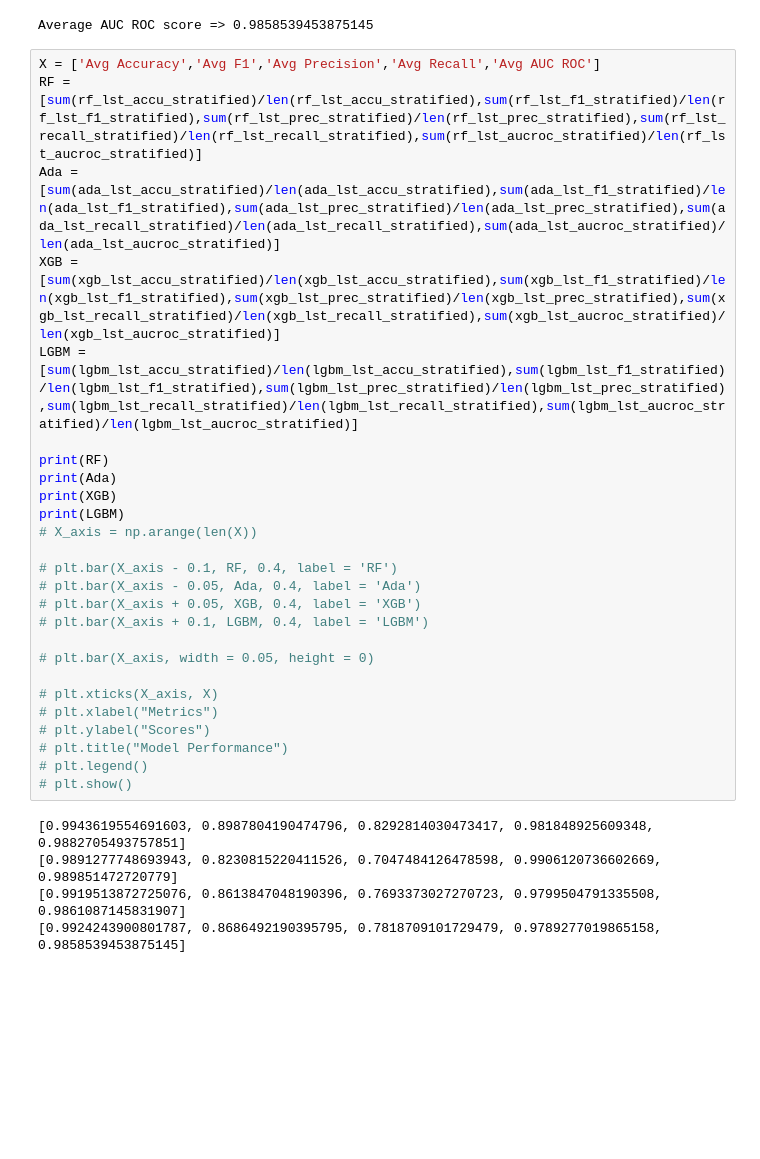
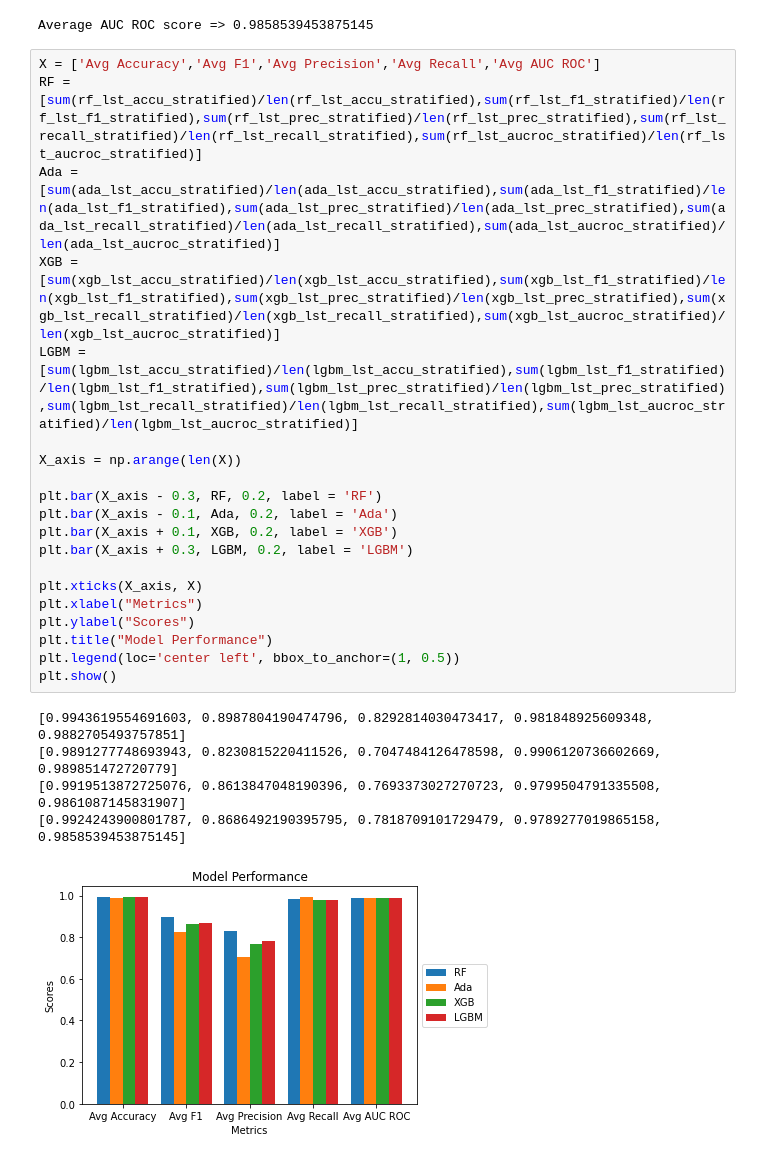
Before and after one commit to NielParekh/Detection-of-DDoS-attacks-on-Android-devices, a Jupyter notebook: Repeated_KFold.ipynb, the cells around one changed output. Cells and saved outputs as stored; diff of their text form; blank space fills up the shorter version.

```diff
--- a/Repeated_KFold.ipynb
+++ b/Repeated_KFold.ipynb
@@ -344,31 +344,26 @@ Average AUC ROC score => 0.9858539453875145
 # %%
 X = ['Avg Accuracy','Avg F1','Avg Precision','Avg Recall','Avg AUC ROC']
 RF = [sum(rf_lst_accu_stratified)/len(rf_lst_accu_stratified),sum(rf_lst_f1_stratified)/len(rf_lst_f1_stratified),sum(rf_lst_prec_stratified)/len(rf_lst_prec_stratified),sum(rf_lst_recall_stratified)/len(rf_lst_recall_stratified),sum(rf_lst_aucroc_stratified)/len(rf_lst_aucroc_stratified)]
 Ada = [sum(ada_lst_accu_stratified)/len(ada_lst_accu_stratified),sum(ada_lst_f1_stratified)/len(ada_lst_f1_stratified),sum(ada_lst_prec_stratified)/len(ada_lst_prec_stratified),sum(ada_lst_recall_stratified)/len(ada_lst_recall_stratified),sum(ada_lst_aucroc_stratified)/len(ada_lst_aucroc_stratified)]
 XGB = [sum(xgb_lst_accu_stratified)/len(xgb_lst_accu_stratified),sum(xgb_lst_f1_stratified)/len(xgb_lst_f1_stratified),sum(xgb_lst_prec_stratified)/len(xgb_lst_prec_stratified),sum(xgb_lst_recall_stratified)/len(xgb_lst_recall_stratified),sum(xgb_lst_aucroc_stratified)/len(xgb_lst_aucroc_stratified)]
 LGBM = [sum(lgbm_lst_accu_stratified)/len(lgbm_lst_accu_stratified),sum(lgbm_lst_f1_stratified)/len(lgbm_lst_f1_stratified),sum(lgbm_lst_prec_stratified)/len(lgbm_lst_prec_stratified),sum(lgbm_lst_recall_stratified)/len(lgbm_lst_recall_stratified),sum(lgbm_lst_aucroc_stratified)/len(lgbm_lst_aucroc_stratified)]
 
-print(RF)
-print(Ada)
-print(XGB)
-print(LGBM)
-# X_axis = np.arange(len(X))
+X_axis = np.arange(len(X))
 
-# plt.bar(X_axis - 0.1, RF, 0.4, label = 'RF')
-# plt.bar(X_axis - 0.05, Ada, 0.4, label = 'Ada')
-# plt.bar(X_axis + 0.05, XGB, 0.4, label = 'XGB')
-# plt.bar(X_axis + 0.1, LGBM, 0.4, label = 'LGBM')
+plt.bar(X_axis - 0.3, RF, 0.2, label = 'RF')
+plt.bar(X_axis - 0.1, Ada, 0.2, label = 'Ada')
+plt.bar(X_axis + 0.1, XGB, 0.2, label = 'XGB')
+plt.bar(X_axis + 0.3, LGBM, 0.2, label = 'LGBM')
 
-# plt.bar(X_axis, width = 0.05, height = 0)
-
-# plt.xticks(X_axis, X)
-# plt.xlabel("Metrics")
-# plt.ylabel("Scores")
-# plt.title("Model Performance")
-# plt.legend()
-# plt.show()
+plt.xticks(X_axis, X)
+plt.xlabel("Metrics")
+plt.ylabel("Scores")
+plt.title("Model Performance")
+plt.legend(loc='center left', bbox_to_anchor=(1, 0.5))
+plt.show()
 # %% [output]
 [0.9943619554691603, 0.8987804190474796, 0.8292814030473417, 0.981848925609348, 0.9882705493757851]
 [0.9891277748693943, 0.8230815220411526, 0.7047484126478598, 0.9906120736602669, 0.989851472720779]
 [0.9919513872725076, 0.8613847048190396, 0.7693373027270723, 0.9799504791335508, 0.9861087145831907]
 [0.9924243900801787, 0.8686492190395795, 0.7818709101729479, 0.9789277019865158, 0.9858539453875145]
+[figure, added]
```
